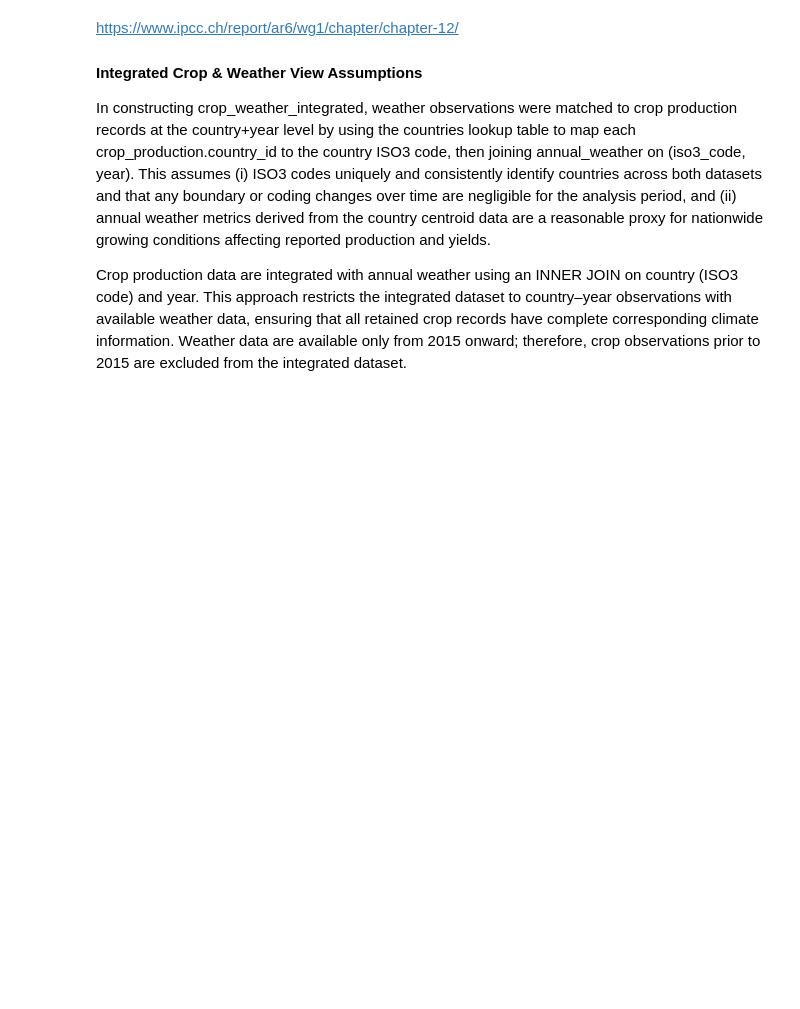
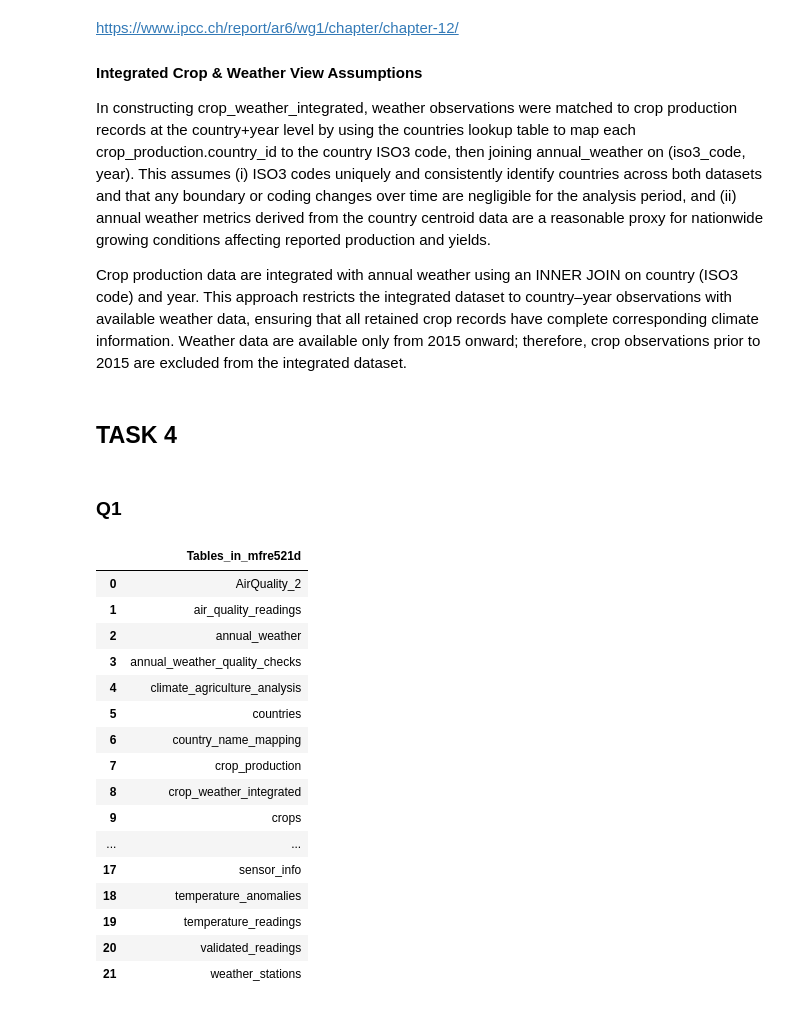
Before and after one commit to clareubc/521d_assignment, a Jupyter notebook: notebooks/Assignment 2.ipynb, the cells around one changed output. Saved outputs shown, nothing was run; the diff lists cells and outputs as text; code cells hidden in the pictures; blank space fills up the shorter version.

Commit message:
TASK 4, Q1-Q2completely done, Q3 missing some interps; Small changes made to Task 1&2.

```diff
--- a/notebooks/Assignment 2.ipynb
+++ b/notebooks/Assignment 2.ipynb
@@ -1118,3 +1114,27 @@ Source: https://www.ipcc.ch/report/ar6/wg1/chapter/chapter-12/
 In constructing crop_weather_integrated, weather observations were matched to crop production records at the country+year level by using the countries lookup table to map each crop_production.country_id to the country ISO3 code, then joining annual_weather on (iso3_code, year).  This assumes (i) ISO3 codes uniquely and consistently identify countries across both datasets and that any boundary or coding changes over time are negligible for the analysis period, and (ii) annual weather metrics derived from the country centroid data are a reasonable proxy for nationwide growing conditions affecting reported production and yields.
 
 Crop production data are integrated with annual weather using an INNER JOIN on country (ISO3 code) and year. This approach restricts the integrated dataset to country–year observations with available weather data, ensuring that all retained crop records have complete corresponding climate information. Weather data are available only from 2015 onward; therefore, crop observations prior to 2015 are excluded from the integrated dataset.
+# %% [markdown]
+## TASK 4
+# %% [markdown]
+### Q1
+# %%
+pd.read_sql("SHOW TABLES", engine)
+# %% [output]
+|  | Tables_in_mfre521d |
+| 0 | AirQuality_2 |
+| 1 | air_quality_readings |
+| 2 | annual_weather |
+| 3 | annual_weather_quality_checks |
+| 4 | climate_agriculture_analysis |
+| 5 | countries |
+| 6 | country_name_mapping |
+| 7 | crop_production |
+| 8 | crop_weather_integrated |
+| 9 | crops |
+| ... | ... |
+| 17 | sensor_info |
+| 18 | temperature_anomalies |
+| 19 | temperature_readings |
+| 20 | validated_readings |
+| 21 | weather_stations |
```
Also changed, not shown: parts of 32 cells of this notebook.
